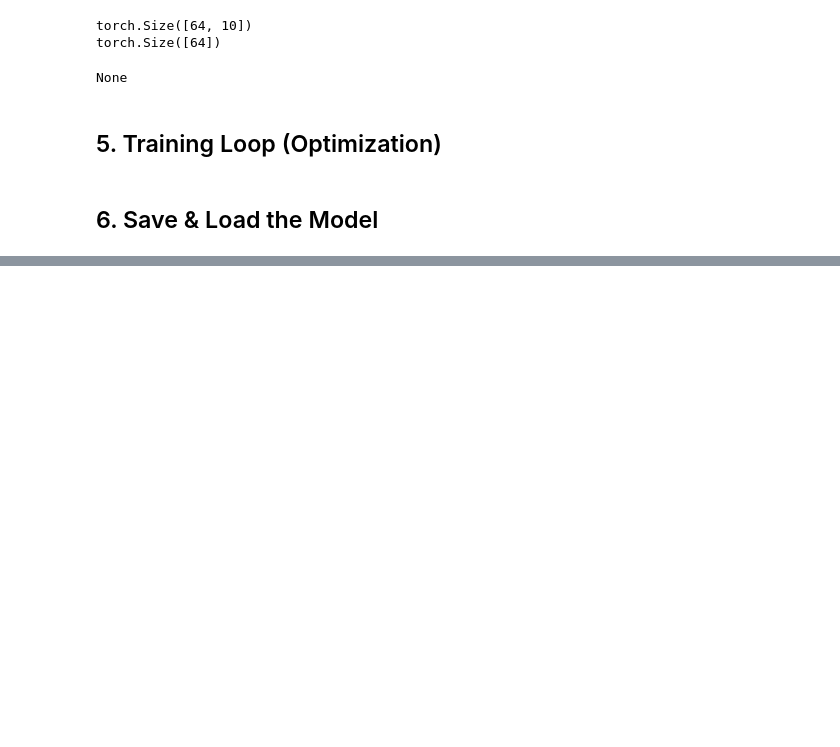
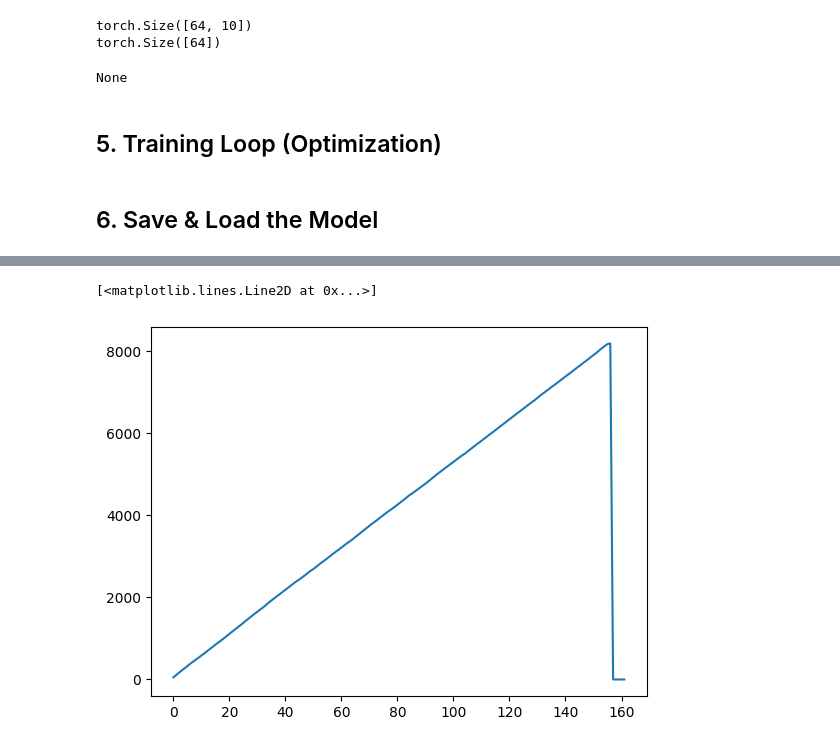
Before and after one commit to MUHAMMEDQULIYEV/AI-Engineering-Journey-Learning, a Jupyter notebook: 01-pytorch-basics/pytorch_basics.ipynb, the cells around one changed output, grey strips where cells are left out. Drawn from its saved outputs; the diff is of its cells as text; code cells hidden in the pictures; blank space fills up the shorter version.

```diff
--- a/01-pytorch-basics/pytorch_basics.ipynb
+++ b/01-pytorch-basics/pytorch_basics.ipynb
@@ -74,0 +105,5 @@ print(loss.item())
+# %%
+plt.plot(train_loss)
+# %% [output]
+[<matplotlib.lines.Line2D at 0x...>]
+[figure, added]
```
Also changed, not shown: parts of 6 cells of this notebook, 2 other files.
